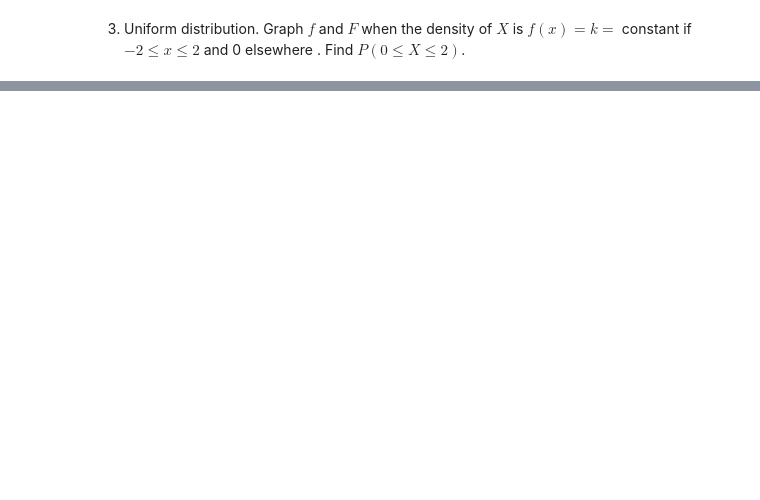
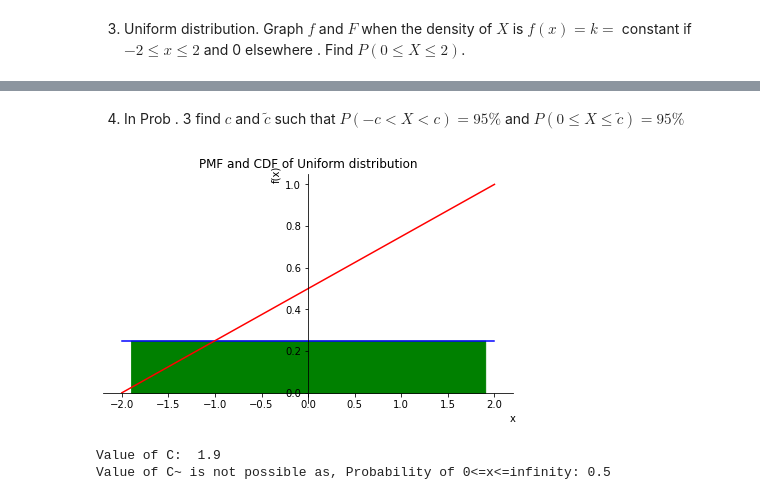
Before and after one commit to ChocolatePadmanaban/Solutions-For-Kreszig-Advanced-Engineering-Mathematics, a Jupyter notebook: Chapter 24 Data Analysis Probability Theory /Problem Set 24.5.ipynb, the cells around one changed output, grey strips where cells are left out. Drawn from its saved outputs; the diff is of its cells as text; code cells hidden in the pictures; blank space fills up the shorter version.

```diff
--- a/Chapter 24 Data Analysis Probability Theory /Problem Set 24.5.ipynb
+++ b/Chapter 24 Data Analysis Probability Theory /Problem Set 24.5.ipynb
@@ -71,0 +81,27 @@ print("Probability of 0<=x<=2: ",Integral(k,(x,0,2)).doit())
+# %% [markdown]
+4. In Prob . 3 find $c$ and $\tilde{c}$ such that $P(-c < X < c) = 95 \% $ and $P(0 \leq X \leq \tilde{c}) = 95\%$
+# %%
+x , c = sy.symbols('x c')
+integ = sy.Integral(k, (x,-c,c))
+c=float(sy.solve(integ.doit()-.95,c )[0])
+integ = sy.Integral(k,x)
+x_array=np.linspace(-c,c,1000)
+k_array=k*np.ones(1000)
+
+
+p=sy.plotting.plot(float(k),
+                integ.doit()+.5,
+                (x,-2,2),
+                title="PMF and CDF of Uniform distribution",
+                fill={'x': x_array,'y1':k_array,'color':'green'},
+                show=False)
+p[0].line_color='b'
+p[1].line_color='r'
+p.show()
+
+print("Value of C: ", c)
+print("Value of C~ is not possible as, Probability of 0<=x<=infinity: 0.5 ")
+# %% [output]
+[figure, added]
+Value of C:  1.9
+Value of C~ is not possible as, Probability of 0<=x<=infinity: 0.5
```
Also changed, not shown: parts of 5 cells of this notebook, 2 other files.
